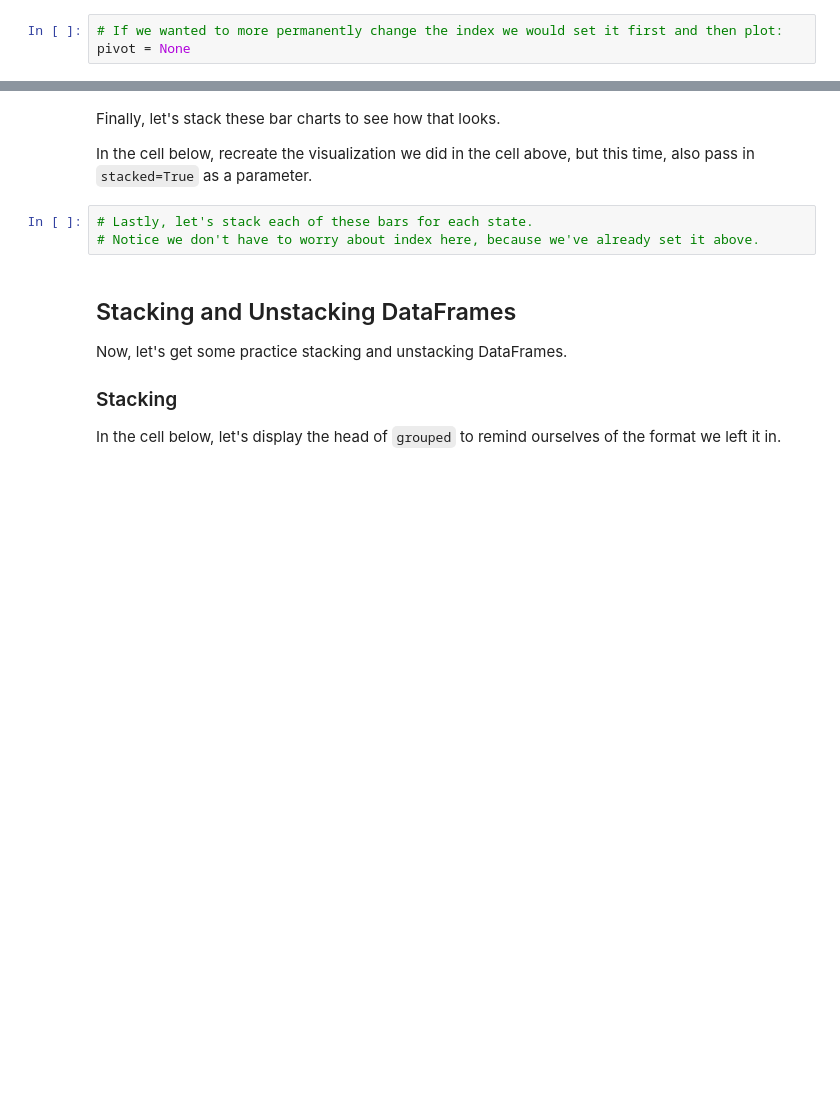
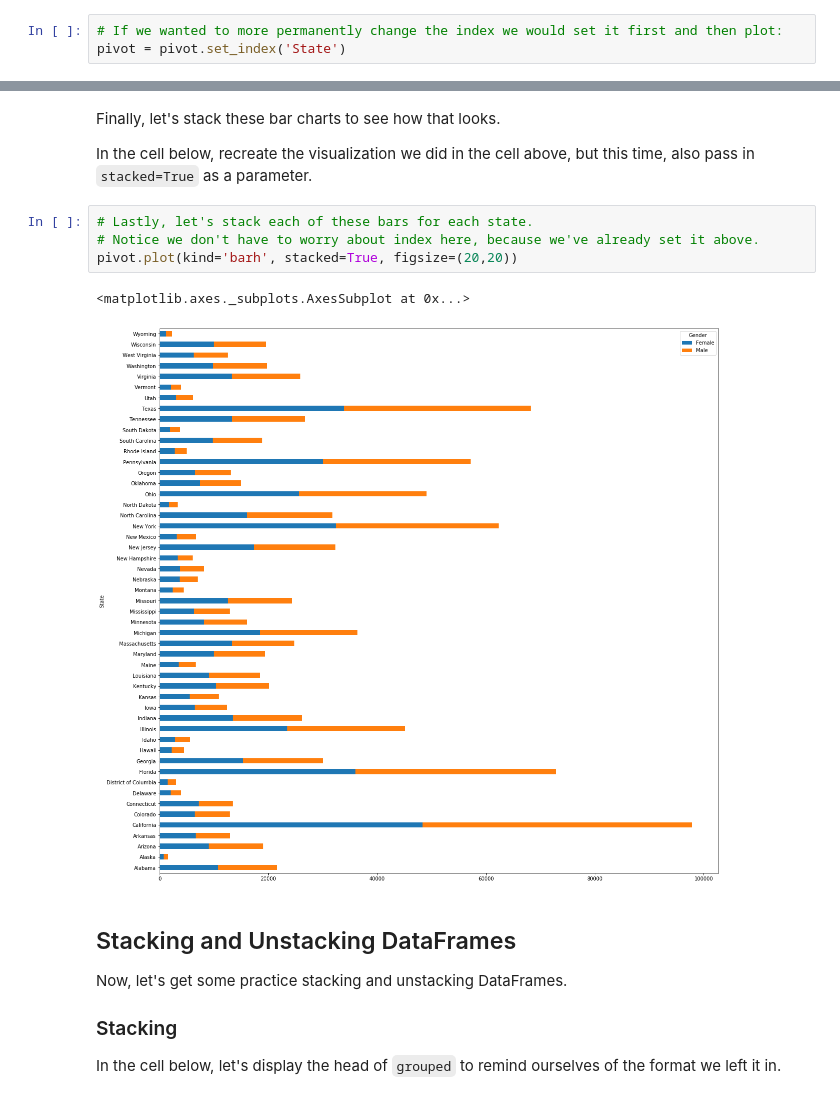
Before and after one commit to aradaha/dsc-pivot-tables-pandas-lab, a Jupyter notebook: index.ipynb, the cells around one changed output, grey strips where cells are left out. Saved outputs shown, nothing was run; the diff lists cells and outputs as text; blank space fills up the shorter version.

```diff
--- a/index.ipynb
+++ b/index.ipynb
@@ -314,6 +426,6 @@ If we want to do that, we'll need to capture the new object returned by updating
 In the cell below, set the index of `pivot` to `'State'`.  Then, recreate the bar plot using this new object.
 # %%
 # If we wanted to more permanently change the index we would set it first and then plot:
-pivot = None
+pivot = pivot.set_index('State')
 # %% [markdown]
 Again, let's check the `.head()` of the DataFrame to confirm that the index structure has changed.
@@ -324,6 +446,10 @@ In the cell below, recreate the visualization we did in the cell above, but this
 # %%
 # Lastly, let's stack each of these bars for each state.
 # Notice we don't have to worry about index here, because we've already set it above.
+pivot.plot(kind='barh', stacked=True, figsize=(20,20))
+# %% [output]
+<matplotlib.axes._subplots.AxesSubplot at 0x...>
+[figure, added]
 # %% [markdown]
 ## Stacking and Unstacking DataFrames
 
```
Also changed, not shown: parts of 29 cells of this notebook.
